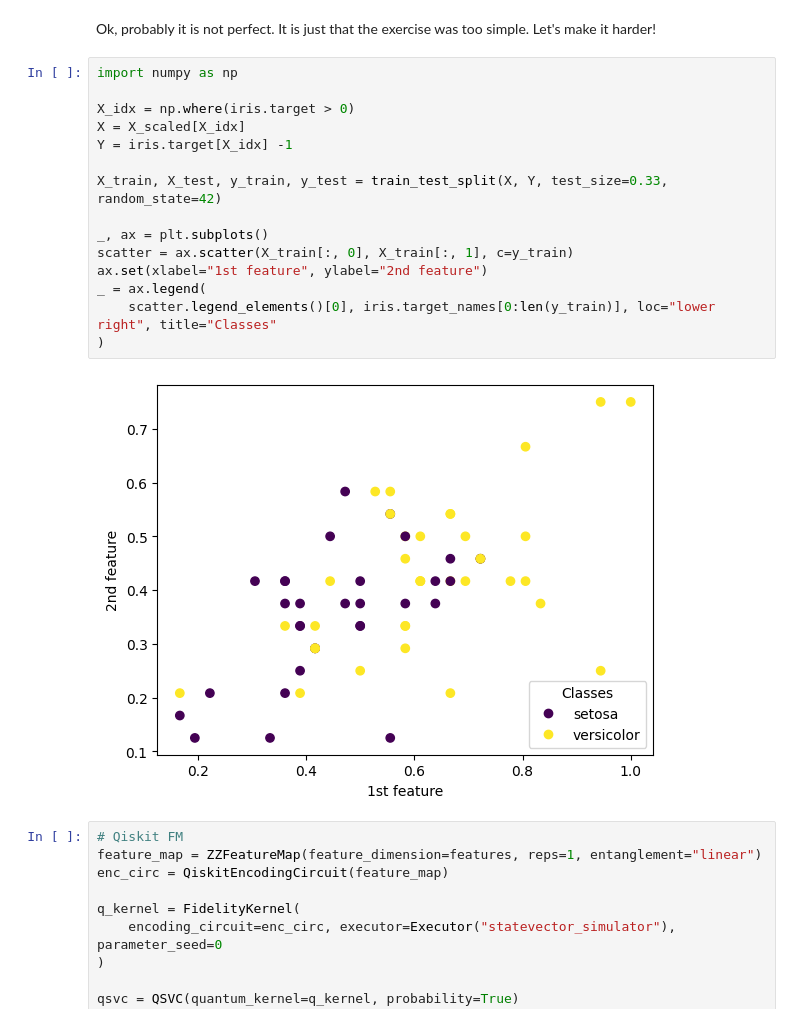
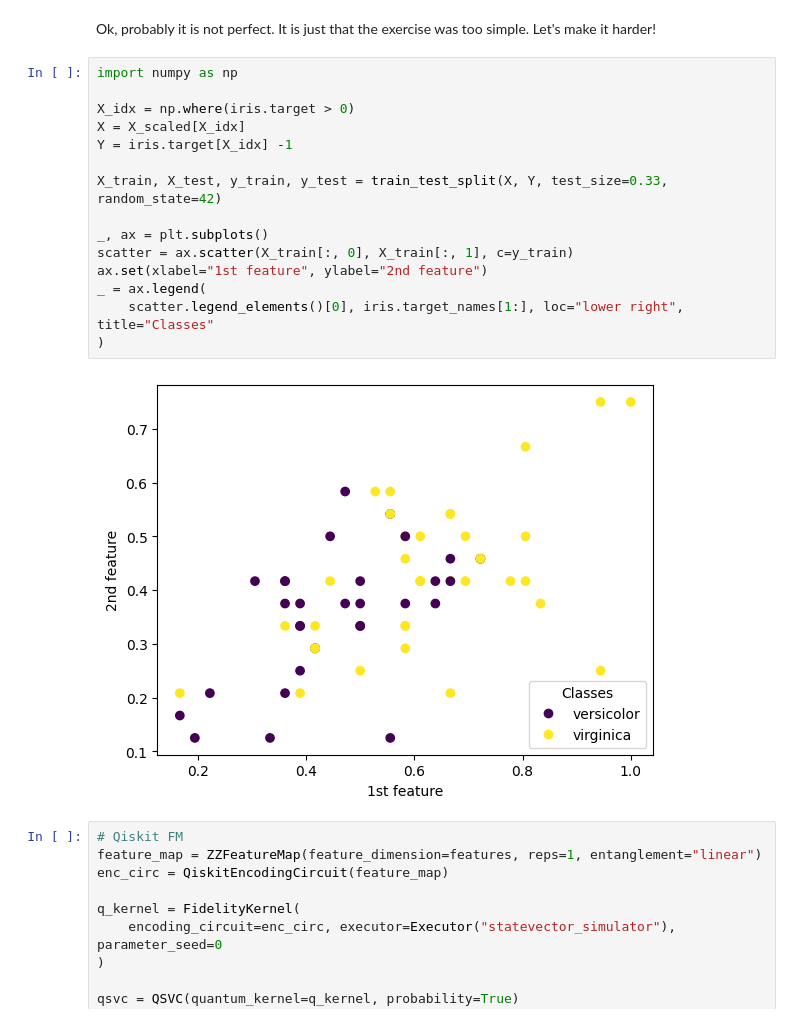
Before and after one commit to Kipu-Quantum-GmbH/QML-examples, a Jupyter notebook: examples/1.1 - Making use of Kernels.ipynb, the cells around one changed output. Saved outputs shown, nothing was run; the diff lists cells and outputs as text.

```diff
--- a/examples/1.1 - Making use of Kernels.ipynb
+++ b/examples/1.1 - Making use of Kernels.ipynb
@@ -133,20 +133,20 @@ Ok, probably it is not perfect. It is just that the exercise was too simple. Let
 # %%
 import numpy as np
 
 X_idx = np.where(iris.target > 0)
 X = X_scaled[X_idx]
 Y = iris.target[X_idx] -1
 
 X_train, X_test, y_train, y_test = train_test_split(X, Y, test_size=0.33, random_state=42)
 
 _, ax = plt.subplots()
 scatter = ax.scatter(X_train[:, 0], X_train[:, 1], c=y_train)
 ax.set(xlabel="1st feature", ylabel="2nd feature")
 _ = ax.legend(
-    scatter.legend_elements()[0], iris.target_names[0:len(y_train)], loc="lower right", title="Classes"
+    scatter.legend_elements()[0], iris.target_names[1:], loc="lower right", title="Classes"
 )
 # %% [output]
-[figure, old version]
+[figure, new version]
 # %%
 # Qiskit FM
 feature_map = ZZFeatureMap(feature_dimension=features, reps=1, entanglement="linear")
```
Also changed, not shown: parts of 1 cell of this notebook.
